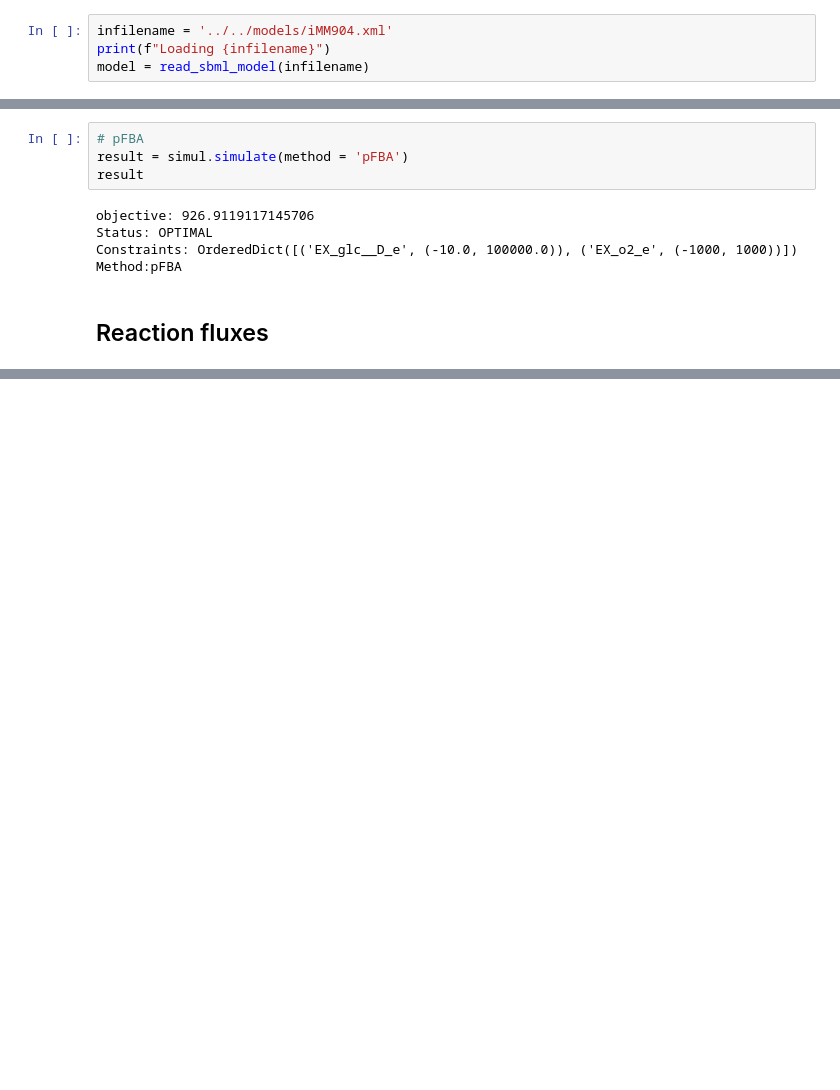
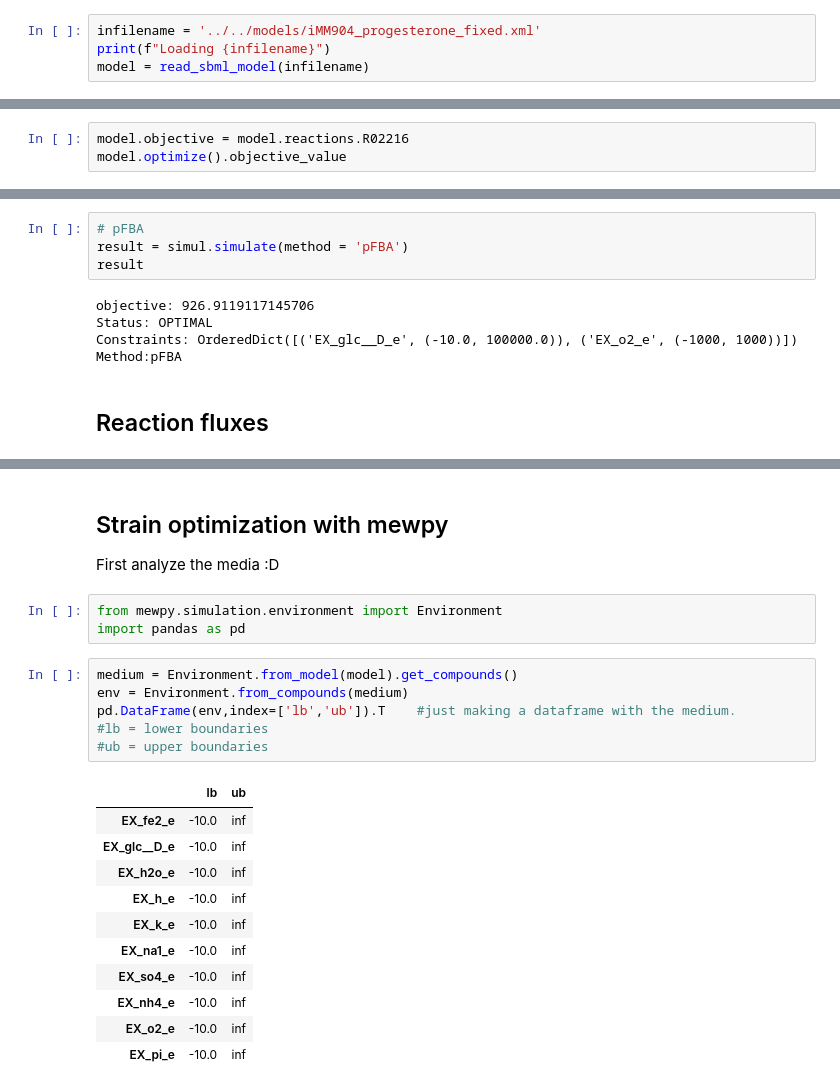
Before and after one commit to 27410/27410-group-assigment-group_3, a Jupyter notebook: misc/Bertram/Test_mewpy.ipynb, the cells around one changed output, grey strips where cells are left out. Saved outputs shown, nothing was run; the diff lists cells and outputs as text; blank space fills up the shorter version.

Commit message:
just testing mewpy for OE and KD

```diff
--- a/misc/Bertram/Test_mewpy.ipynb
+++ b/misc/Bertram/Test_mewpy.ipynb
@@ -15,7 +19,7 @@ from cobra.util import create_stoichiometric_matrix
 from cobra import Reaction, Metabolite
 from cobra.core.gene import GPR
 # %%
-infilename = '../../models/iMM904.xml'
+infilename = '../../models/iMM904_progesterone_fixed.xml'
 print(f"Loading {infilename}")
 model = read_sbml_model(infilename)
 # %% [output]
@@ -22,0 +27,3 @@ Loading ../../models/iMM904.xml
+# %%
+model.objective = model.reactions.R02216
+model.optimize().objective_value
@@ -190,0 +262,25 @@ Method:pFBA
+# %% [markdown]
+## Strain optimization with mewpy
+
+First analyze the media :D
+# %%
+from mewpy.simulation.environment import Environment
+import pandas as pd
+# %%
+medium = Environment.from_model(model).get_compounds()
+env = Environment.from_compounds(medium)
+pd.DataFrame(env,index=['lb','ub']).T    #just making a dataframe with the medium.
+#lb = lower boundaries
+#ub = upper boundaries
+# %% [output]
+|  | lb | ub |
+| EX_fe2_e | -10.0 | inf |
+| EX_glc__D_e | -10.0 | inf |
+| EX_h2o_e | -10.0 | inf |
+| EX_h_e | -10.0 | inf |
+| EX_k_e | -10.0 | inf |
+| EX_na1_e | -10.0 | inf |
+| EX_so4_e | -10.0 | inf |
+| EX_nh4_e | -10.0 | inf |
+| EX_o2_e | -10.0 | inf |
+| EX_pi_e | -10.0 | inf |
```
Also changed, not shown: parts of 32 cells of this notebook, 1 other file.
